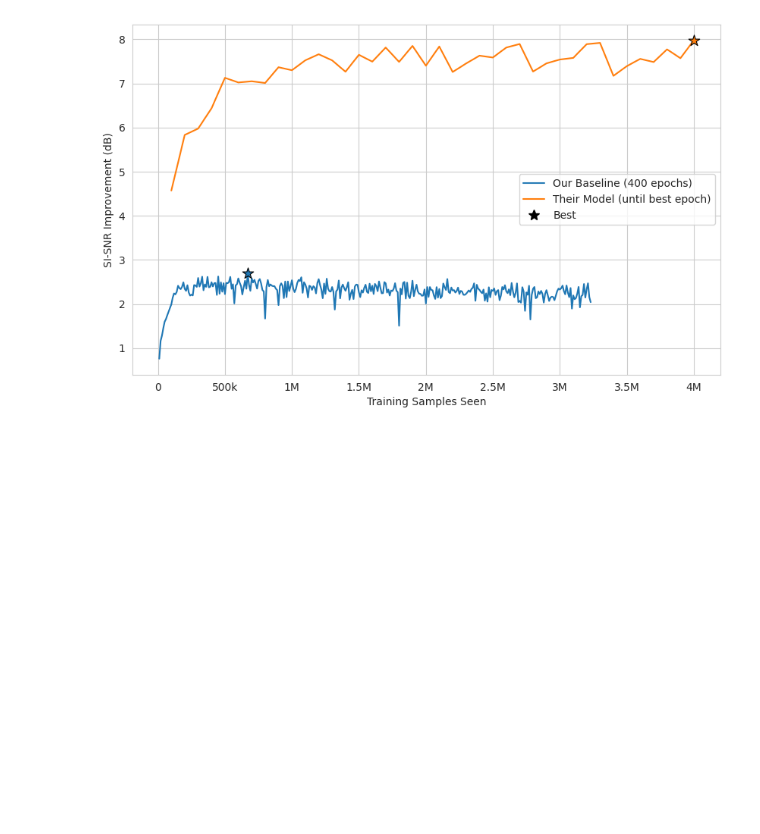
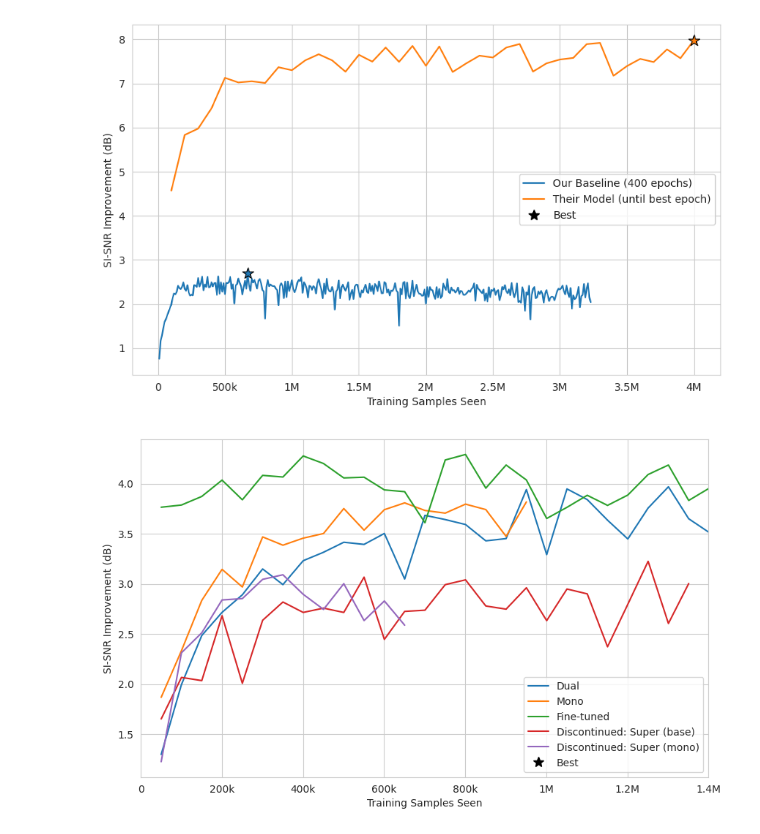
Before and after one commit to LukasFT/misophonia, a Jupyter notebook: notebooks/analysis/loss_graphs.ipynb, the cells around one changed output. Cells and saved outputs as stored; diff of their text form; code cells hidden in the pictures; blank space fills up the shorter version.

Commit message:
Update graphs

```diff
--- a/notebooks/analysis/loss_graphs.ipynb
+++ b/notebooks/analysis/loss_graphs.ipynb
@@ -185,7 +185,8 @@ def plot_metric(
     std_col: str | Iterable[str] | None = None,
     save_to: Path | None = None,
     y_range: tuple[float, float] | None = None,
-    include_best_star: Literal["low", "high"] | None = "high",
+    x_range: tuple[float, float] | None = None,
+    include_best_star: Literal["low", "high", False] = "high",
 ) -> None:
     sns.set_style("whitegrid")
     plt.figure(figsize=(10, 6))
@@ -204,13 +205,13 @@ def plot_metric(
 
         model_color = line.lines[-1].get_color()
 
-        if include_best_star is not None:
+        if include_best_star:
             if include_best_star == "high":
                 best_idx = group[mean_col].idxmax()
             elif include_best_star == "low":
                 best_idx = group[mean_col].idxmin()
             else:
-                raise ValueError("include_best_star must be one of: None, 'low', 'high'")
+                raise ValueError("include_best_star must be one of: False, 'low', 'high'")
 
             best_row = group.loc[best_idx]
 
@@ -242,6 +243,9 @@ def plot_metric(
     if y_range is not None:
         plt.ylim(y_range)
 
+    if x_range is not None:
+        plt.xlim(x_range)
+
     plt.gca().xaxis.set_major_formatter(FuncFormatter(pretty_count))
 
     # Legend
@@ -628,0 +621,21 @@ _their_vs_ours()
+# %%
+plot_metric(
+    get_mlflow_metric_history(
+        (
+            "model-super-sh-base",
+            "model-super-sh-mono-channel",
+            "model-aux-ft-all",
+            "model-super-base",
+            "model-super-mono-channel",
+        ),
+        "val/epoch/si_snr_improvement",
+    ),
+    "val/epoch/si_snr_improvement",
+    metric_name="SI-SNR Improvement (dB)",
+    include_best_star=False,
+    save_to=figs_dir / "discontinued_supers.pdf",
+    x_range=(0, 1_400_000),
+
+)
+# %% [output]
+[figure, added]
```
Also changed, not shown: parts of 1 cell of this notebook, 1 other file.
